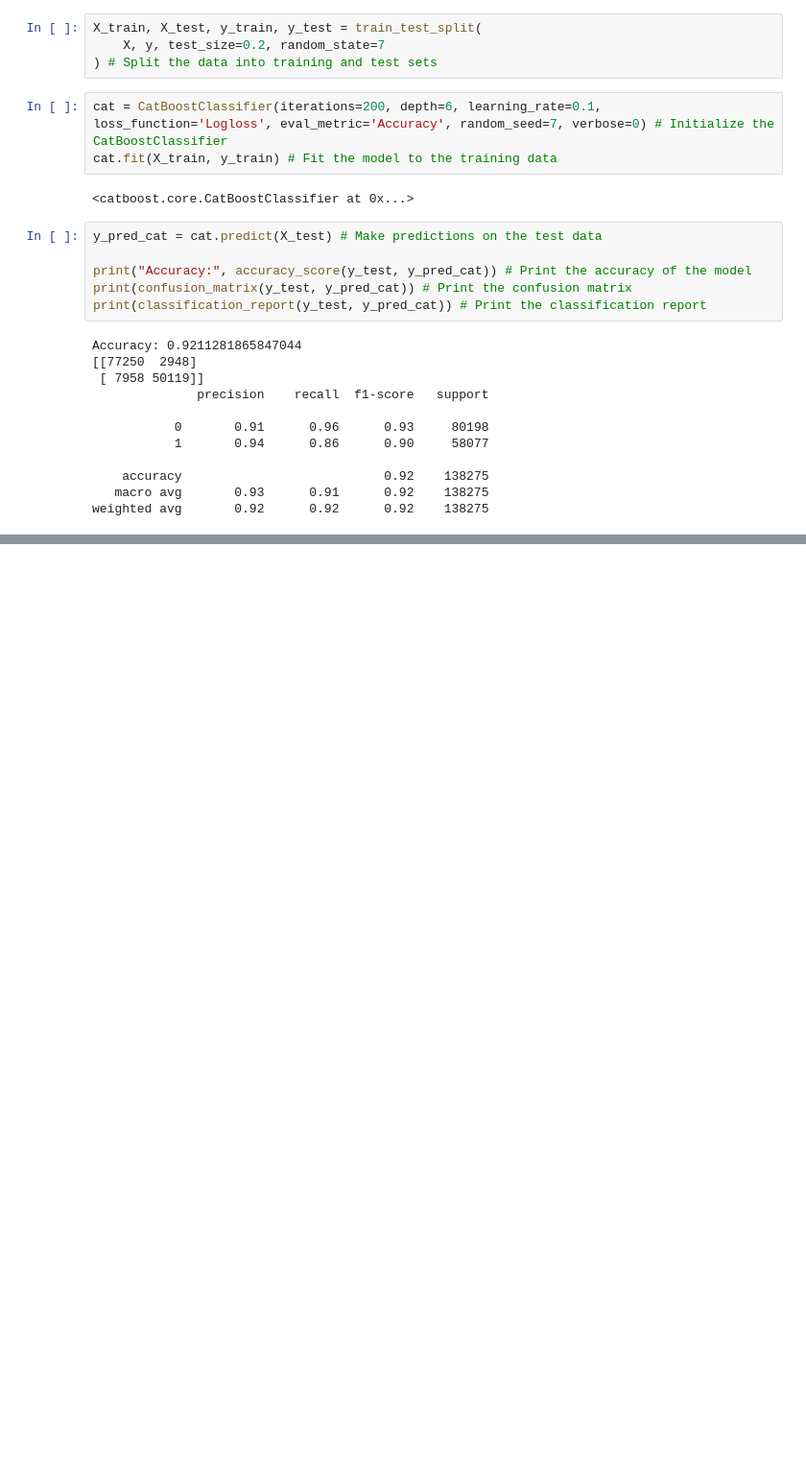
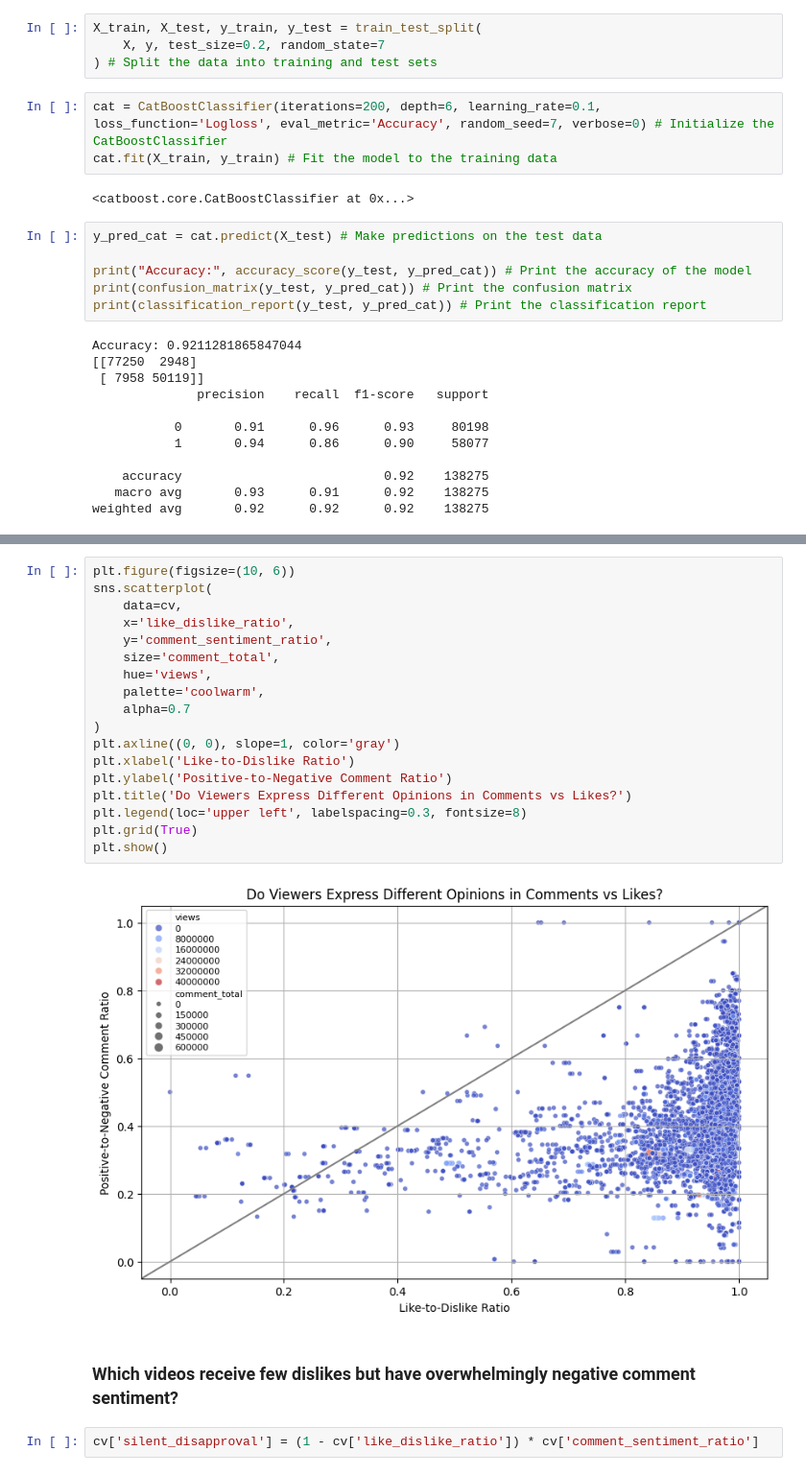
Before and after one commit to betanight/youtube_sentiment_analysis, a Jupyter notebook: notebooks/eda_analysis_jeel.ipynb, the cells around one changed output, grey strips where cells are left out. Shown at 96% size. Saved outputs shown, nothing was run; the diff lists cells and outputs as text; blank space fills up the shorter version.

Commit message:
Two Questions with Graphs

```diff
--- a/notebooks/eda_analysis_jeel.ipynb
+++ b/notebooks/eda_analysis_jeel.ipynb
@@ -411,0 +496,24 @@ weighted avg       0.92      0.92      0.92    138275
+# %%
+plt.figure(figsize=(10, 6))
+sns.scatterplot(
+    data=cv,
+    x='like_dislike_ratio',
+    y='comment_sentiment_ratio',
+    size='comment_total',
+    hue='views',
+    palette='coolwarm',
+    alpha=0.7
+)
+plt.axline((0, 0), slope=1, color='gray')
+plt.xlabel('Like-to-Dislike Ratio')
+plt.ylabel('Positive-to-Negative Comment Ratio')
+plt.title('Do Viewers Express Different Opinions in Comments vs Likes?')
+plt.legend(loc='upper left', labelspacing=0.3, fontsize=8)
+plt.grid(True)
+plt.show()
+# %% [output]
+[figure, added]
+# %% [markdown]
+### Which videos receive few dislikes but have overwhelmingly negative comment sentiment?
+# %%
+cv['silent_disapproval'] = (1 - cv['like_dislike_ratio']) * cv['comment_sentiment_ratio']
```
Also changed, not shown: parts of 12 cells of this notebook, 3 other files.
